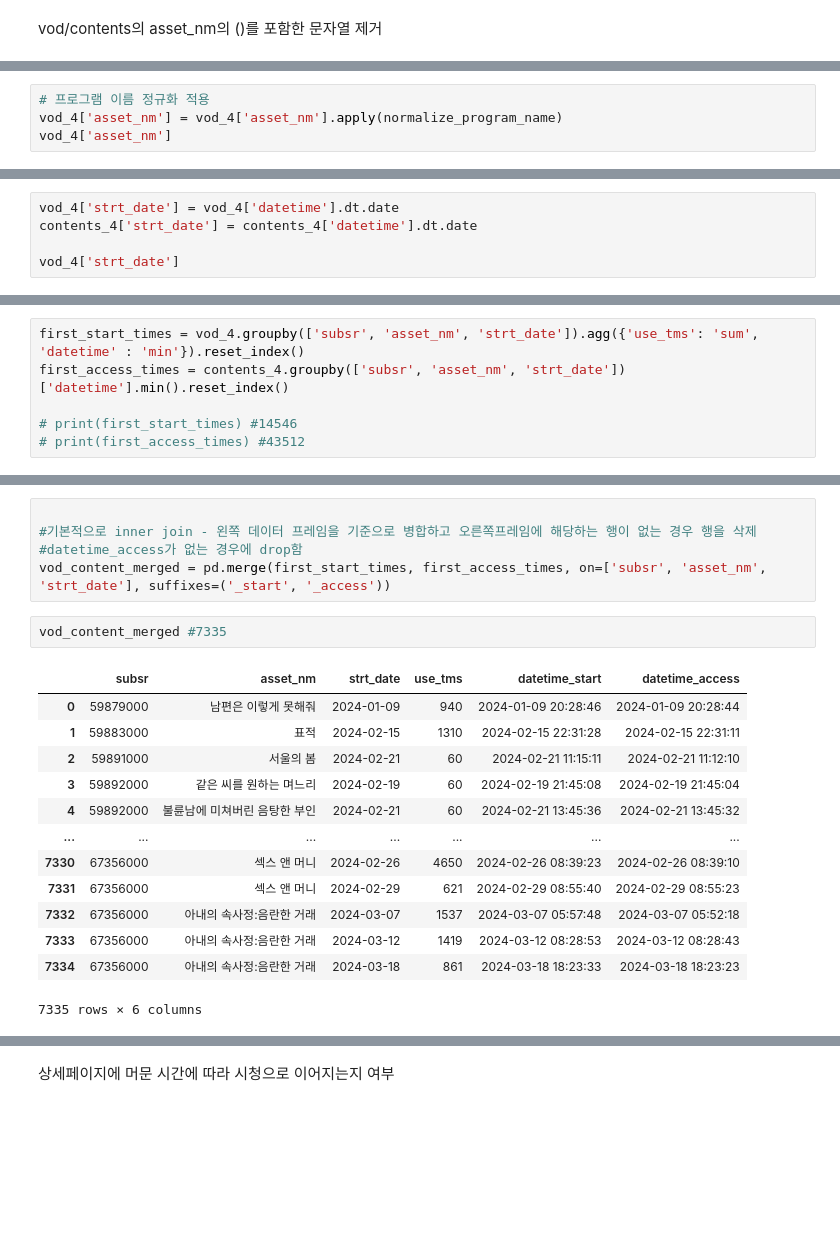
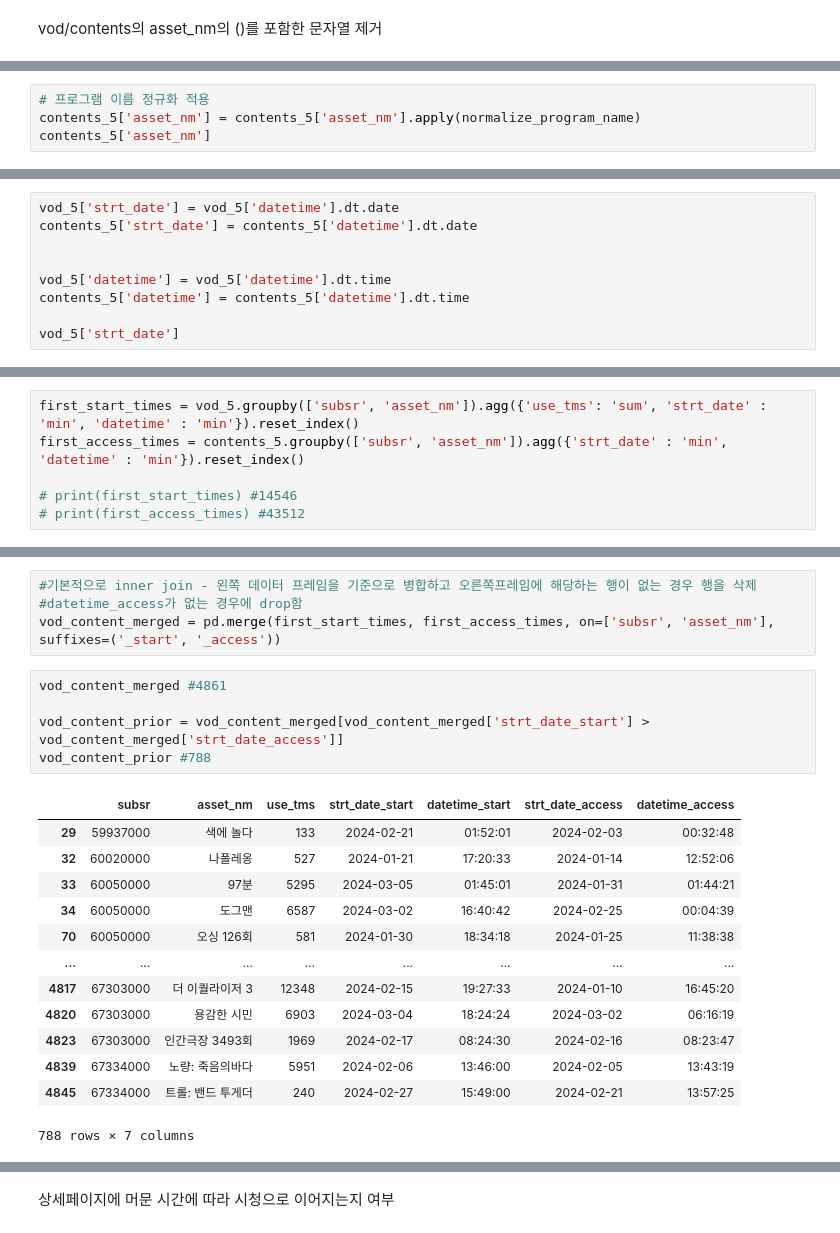
Before and after one commit to gmlwlswls/LGhellovision, a Jupyter notebook: 3. VOD 데이터 탐색.ipynb, the cells around one changed output, grey strips where cells are left out. Saved outputs shown, nothing was run; the diff lists cells and outputs as text; blank space fills up the shorter version.

```diff
--- a/3. VOD 데이터 탐색.ipynb
+++ b/3. VOD 데이터 탐색.ipynb
@@ -1052,7 +1097,7 @@ def normalize_program_name(name):
 # %%
 # 프로그램 이름 정규화 적용
-vod_4['asset_nm'] = vod_4['asset_nm'].apply(normalize_program_name)
-vod_4['asset_nm']
+contents_5['asset_nm'] = contents_5['asset_nm'].apply(normalize_program_name)
+contents_5['asset_nm']
 # %% [output]
 A value is trying to be set on a copy of a slice from a DataFrame.
 Try using .loc[row_indexer,col_indexer] = value instead
@@ -1136,8 +1119,12 @@ contents_4
 # %%
-vod_4['strt_date'] = vod_4['datetime'].dt.date
-contents_4['strt_date'] = contents_4['datetime'].dt.date
+vod_5['strt_date'] = vod_5['datetime'].dt.date
+contents_5['strt_date'] = contents_5['datetime'].dt.date
 
-vod_4['strt_date']
+
+vod_5['datetime'] = vod_5['datetime'].dt.time
+contents_5['datetime'] = contents_5['datetime'].dt.time
+
+vod_5['strt_date']
 # %% [output]
 A value is trying to be set on a copy of a slice from a DataFrame.
 Try using .loc[row_indexer,col_indexer] = value instead
@@ -1164,6 +1161,6 @@ Name: strt_date, Length: 17424, dtype: object
 # %%
-first_start_times = vod_4.groupby(['subsr', 'asset_nm', 'strt_date']).agg({'use_tms': 'sum', 'datetime' : 'min'}).reset_index()
-first_access_times = contents_4.groupby(['subsr', 'asset_nm', 'strt_date'])['datetime'].min().reset_index()
+first_start_times = vod_5.groupby(['subsr', 'asset_nm']).agg({'use_tms': 'sum', 'strt_date' : 'min', 'datetime' : 'min'}).reset_index()
+first_access_times = contents_5.groupby(['subsr', 'asset_nm']).agg({'strt_date' : 'min', 'datetime' : 'min'}).reset_index()
 
 # print(first_start_times) #14546
 # print(first_access_times) #43512
@@ -1170,22 +1199,24 @@ first_access_times = contents_4.groupby(['subsr', 'asset_nm', 'strt_date'])['dat
 # %%
-
 #기본적으로 inner join - 왼쪽 데이터 프레임을 기준으로 병합하고 오른쪽프레임에 해당하는 행이 없는 경우 행을 삭제
 #datetime_access가 없는 경우에 drop함
-vod_content_merged = pd.merge(first_start_times, first_access_times, on=['subsr', 'asset_nm', 'strt_date'], suffixes=('_start', '_access'))
+vod_content_merged = pd.merge(first_start_times, first_access_times, on=['subsr', 'asset_nm'], suffixes=('_start', '_access'))
-# %%
-vod_content_merged #7335
-# %% [output]
-|  | subsr | asset_nm | strt_date | use_tms | datetime_start | datetime_access |
-| 0 | 59879000 | 남편은 이렇게 못해줘 | 2024-01-09 | 940 | 2024-01-09 20:28:46 | 2024-01-09 20:28:44 |
-| 1 | 59883000 | 표적 | 2024-02-15 | 1310 | 2024-02-15 22:31:28 | 2024-02-15 22:31:11 |
-| 2 | 59891000 | 서울의 봄 | 2024-02-21 | 60 | 2024-02-21 11:15:11 | 2024-02-21 11:12:10 |
-| 3 | 59892000 | 같은 씨를 원하는 며느리 | 2024-02-19 | 60 | 2024-02-19 21:45:08 | 2024-02-19 21:45:04 |
-| 4 | 59892000 | 불륜남에 미쳐버린 음탕한 부인 | 2024-02-21 | 60 | 2024-02-21 13:45:36 | 2024-02-21 13:45:32 |
-| ... | ... | ... | ... | ... | ... | ... |
-| 7330 | 67356000 | 섹스 앤 머니 | 2024-02-26 | 4650 | 2024-02-26 08:39:23 | 2024-02-26 08:39:10 |
-| 7331 | 67356000 | 섹스 앤 머니 | 2024-02-29 | 621 | 2024-02-29 08:55:40 | 2024-02-29 08:55:23 |
-| 7332 | 67356000 | 아내의 속사정:음란한 거래 | 2024-03-07 | 1537 | 2024-03-07 05:57:48 | 2024-03-07 05:52:18 |
-| 7333 | 67356000 | 아내의 속사정:음란한 거래 | 2024-03-12 | 1419 | 2024-03-12 08:28:53 | 2024-03-12 08:28:43 |
-| 7334 | 67356000 | 아내의 속사정:음란한 거래 | 2024-03-18 | 861 | 2024-03-18 18:23:33 | 2024-03-18 18:23:23 |
-7335 rows × 6 columns
+# %%
+vod_content_merged #4861
+
+vod_content_prior = vod_content_merged[vod_content_merged['strt_date_start'] > vod_content_merged['strt_date_access']]
+vod_content_prior #788
+# %% [output]
+|  | subsr | asset_nm | use_tms | strt_date_start | datetime_start | strt_date_access | datetime_access |
+| 29 | 59937000 | 색에 놀다 | 133 | 2024-02-21 | 01:52:01 | 2024-02-03 | 00:32:48 |
+| 32 | 60020000 | 나폴레옹 | 527 | 2024-01-21 | 17:20:33 | 2024-01-14 | 12:52:06 |
+| 33 | 60050000 | 97분 | 5295 | 2024-03-05 | 01:45:01 | 2024-01-31 | 01:44:21 |
+| 34 | 60050000 | 도그맨 | 6587 | 2024-03-02 | 16:40:42 | 2024-02-25 | 00:04:39 |
+| 70 | 60050000 | 오싱 126회 | 581 | 2024-01-30 | 18:34:18 | 2024-01-25 | 11:38:38 |
+| ... | ... | ... | ... | ... | ... | ... | ... |
+| 4817 | 67303000 | 더 이퀄라이저 3 | 12348 | 2024-02-15 | 19:27:33 | 2024-01-10 | 16:45:20 |
+| 4820 | 67303000 | 용감한 시민 | 6903 | 2024-03-04 | 18:24:24 | 2024-03-02 | 06:16:19 |
+| 4823 | 67303000 | 인간극장 3493회 | 1969 | 2024-02-17 | 08:24:30 | 2024-02-16 | 08:23:47 |
+| 4839 | 67334000 | 노량: 죽음의바다 | 5951 | 2024-02-06 | 13:46:00 | 2024-02-05 | 13:43:19 |
+| 4845 | 67334000 | 트롤: 밴드 투게더 | 240 | 2024-02-27 | 15:49:00 | 2024-02-21 | 13:57:25 |
+788 rows × 7 columns
 # %%
```
Also changed, not shown: parts of 26 cells of this notebook, 4 other files.
